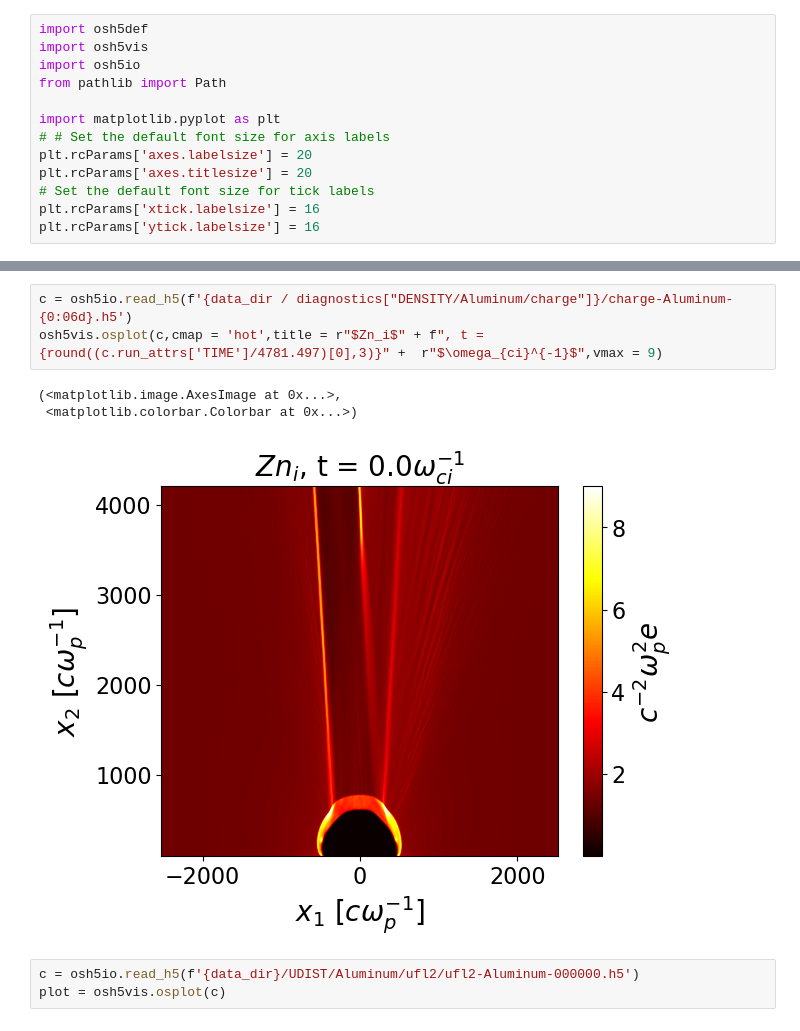
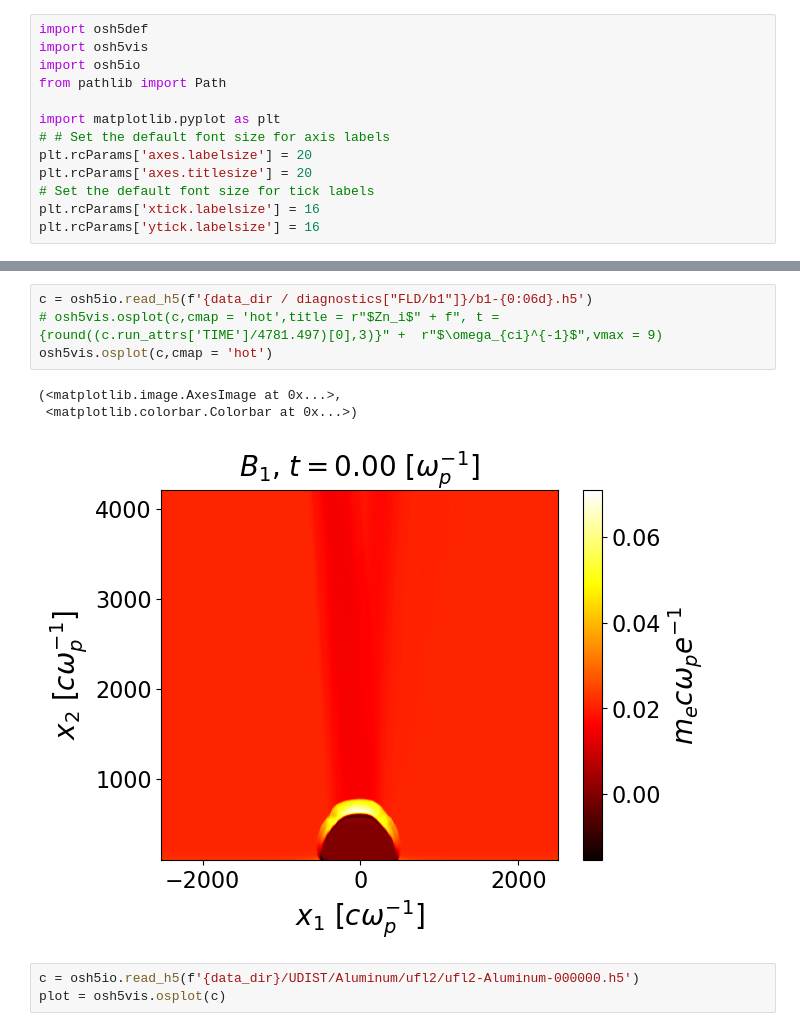
Before and after one commit to Schaeffer-Lab/MagShockZ, a Jupyter notebook: python-fortran_interface/check_initialization.ipynb, the cells around one changed output, grey strips where cells are left out. Saved outputs shown, nothing was run; the diff lists cells and outputs as text.

```diff
--- a/python-fortran_interface/check_initialization.ipynb
+++ b/python-fortran_interface/check_initialization.ipynb
@@ -70,12 +67,13 @@ Frame 7
 [interactive output not drawn]
 <Figure size 640x480 with 0 Axes>
 # %%
-c = osh5io.read_h5(f'{data_dir / diagnostics["DENSITY/Aluminum/charge"]}/charge-Aluminum-{0:06d}.h5')
-osh5vis.osplot(c,cmap = 'hot',title = r"$Zn_i$" + f", t = {round((c.run_attrs['TIME']/4781.497)[0],3)}" +  r"$\omega_{ci}^{-1}$",vmax = 9)
+c = osh5io.read_h5(f'{data_dir / diagnostics["FLD/b1"]}/b1-{0:06d}.h5')
+# osh5vis.osplot(c,cmap = 'hot',title = r"$Zn_i$" + f", t = {round((c.run_attrs['TIME']/4781.497)[0],3)}" +  r"$\omega_{ci}^{-1}$",vmax = 9)
+osh5vis.osplot(c,cmap = 'hot')
 # %% [output]
 (<matplotlib.image.AxesImage at 0x...>,
  <matplotlib.colorbar.Colorbar at 0x...>)
-[figure, old version]
+[figure, new version]
 # %%
 c = osh5io.read_h5(f'{data_dir}/UDIST/Aluminum/ufl2/ufl2-Aluminum-000000.h5')
 plot = osh5vis.osplot(c)
```
Also changed, not shown: parts of 2 cells of this notebook, 36 other files.
